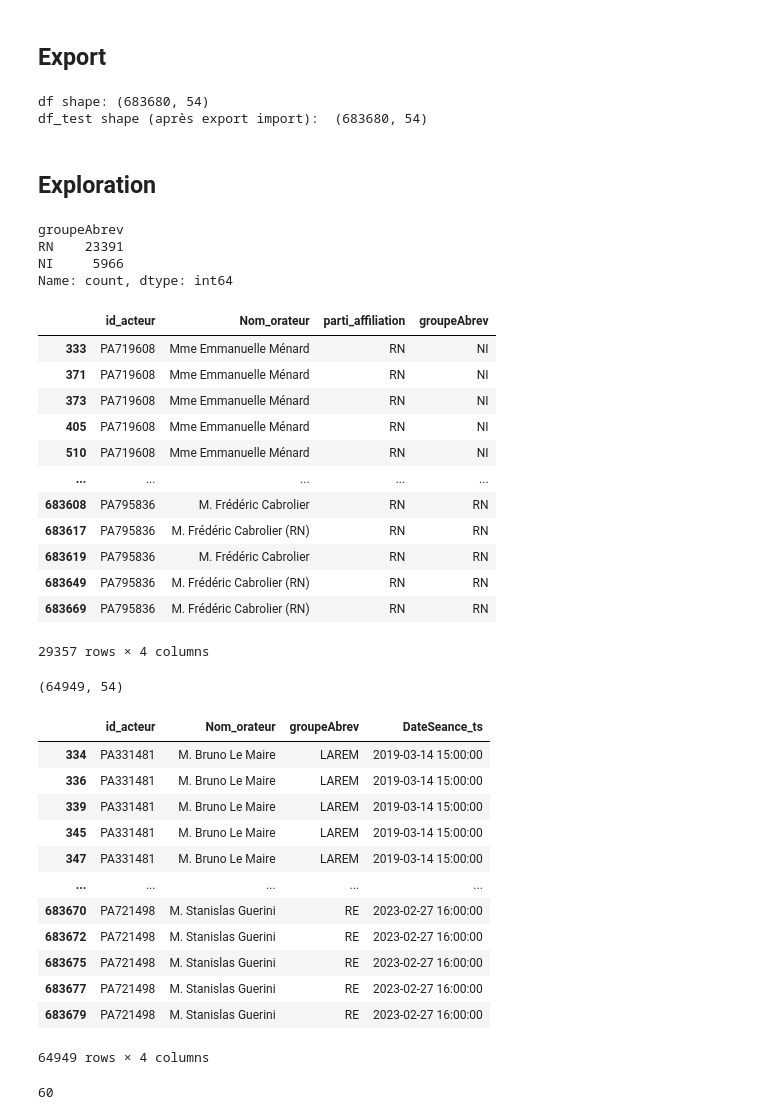
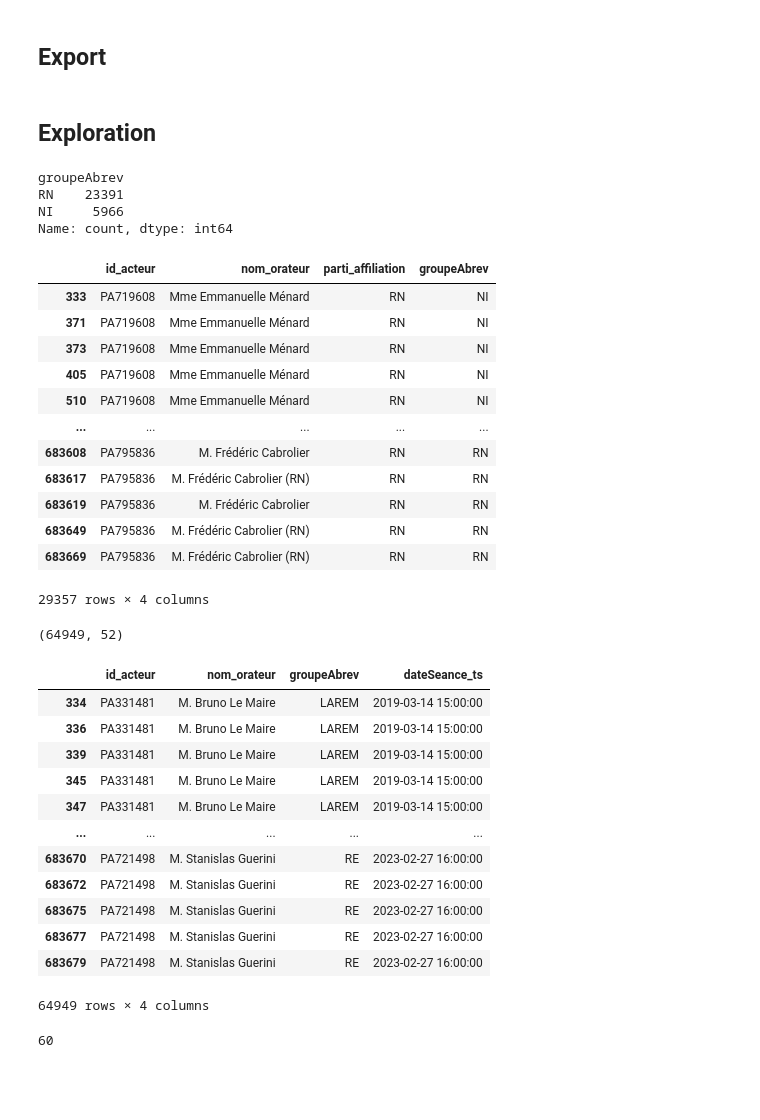
Before and after one commit to Matthias-Levalet/republique-cest-quoi, a Jupyter notebook: notebooks/2_clean_filter.ipynb, the cells around one changed output. Cells and saved outputs as stored; diff of their text form; code cells hidden in the pictures; blank space fills up the shorter version.

```diff
--- a/notebooks/2_clean_filter.ipynb
+++ b/notebooks/2_clean_filter.ipynb
@@ -8,7 +8,7 @@ df = pd.read_csv(
     "../data/interim/extract_15_16_concat.csv",
     low_memory=False,
     dtype={
-        "ID_orateur": str  # éviter identification en float avant d'avoir ajouté le "PA"
+        "id_orateur": str  # éviter identification en float avant d'avoir ajouté le "PA"
     },
 )
 df.shape
@@ -17,24 +17,25 @@ df.shape
 # %%
 # Ne garder que le code style NORMAL
-df = df[df["Code_style"] == "NORMAL"]
+df = df[df["code_style"] == "NORMAL"]
 
 # Exclure les prises de parole de "Mme la présidente" et "M. le président"
 # Role_debat n'est pas bien identifié, utiliser Nom_orateur
-df = df[~df["Nom_orateur"].str.strip().isin(["M. le président", "Mme la présidente"])]
+df = df[~df["nom_orateur"].str.strip().isin(["M. le président", "Mme la présidente"])]
 
 # Garder une trace de la longueur des interventions brutes
-df["len_dirtytext"] = df["Texte"].str.len()
+df["len_dirtytext"] = df["texte"].str.len()
 
 # TODO: virer même le ID_orateur si tout est bien stable
+# TODO: attendre un peu, visiblement moyen de récupérer ainsi des id-acteur manquants
 # Stabiliser le ID_orateur pour etre au format AN (pour matcher données)
 # marche car pandas propage les NaN quand bien reconnu comme objet
 # donc l'importance de str au chargement (et de pas forcer en str après ?)
-df["ID_orateur"] = "PA" + df["ID_orateur"]
+df["id_orateur"] = "PA" + df["id_orateur"]
 
-# En fait au final on va utiliser id_acteur
+# même si en fait au final on va utiliser id_acteur
 
 # Changer les missing values pour non_précisé (majoritaire) dans Code_parole
-df["Code_parole"] = df["Code_parole"].fillna("non_précisé")
+df["code_parole"] = df["code_parole"].fillna("non_précisé")
 
 df.shape
 # %% [output]
@@ -150,8 +151,8 @@ df_affiliation["parti_recod"] = df_affiliation["libelleAbrev"].replace(recodage)
 
 
 # préparation des dates
-df["DateSeance_ts"] = pd.to_datetime(
-    df["DateSeance"], format="%Y%m%d%H%M%S%f", errors="raise"
+df["dateSeance_ts"] = pd.to_datetime(
+    df["dateSeance"], format="%Y%m%d%H%M%S%f", errors="raise"
 )
 df_affiliation["dateDebut"] = pd.to_datetime(
     df_affiliation["dateDebut"], errors="raise"
@@ -173,7 +174,7 @@ def get_parti_for_row(row):
     if pd.isna(mp) or mp not in aff_by_mp:
         return None
     # récupérer le ts de l'intervention
-    ts = row.get("DateSeance_ts")
+    ts = row.get("dateSeance_ts")
     if pd.isna(ts):
         return None
     # retourner l'affiliation qui colle à la date d'intervention
@@ -186,8 +187,6 @@ def get_parti_for_row(row):
 
 # appliquer
 df["parti_affiliation"] = df.apply(get_parti_for_row, axis=1)
-# ne pas fill (car aussi des interv non députés ou autre type code parole)
-
 
 # Pas parfait mais pour avoir une idée :
 print(
@@ -197,9 +196,6 @@ print(
     "| non affectés :",
     df["parti_affiliation"].isna().sum(),
 )
-
-# TODO: envisager de forcer le renvoi de la derniere affiliation connue de df_deputes ?
-# Aviser pour des matchs plus précis (cas limites, etc.) sur la base des repérages de matthias.
 # %% [output]
 affectés : 563082 | non affectés : 120598
 # %%
@@ -269,9 +268,9 @@ def nettoyer_nom(texte):
     texte = re.sub(r"\([^)]*\)", "", texte)
     # Supprimer les espaces multiples
     texte = re.sub(r"\s+", " ", texte).strip()
-    # uniformise pour avoir les bons apostrophes (nécessaire pour regex)
+    # uniformise pour avoir les bons apostrophes
     texte = texte.replace("’", "'")
     return texte
 
 
-df["Nom_orateur_clean"] = df["Nom_orateur"].apply(nettoyer_nom)
+df["nom_orateur_clean"] = df["nom_orateur"].apply(nettoyer_nom)
@@ -293,12 +298,9 @@ df.to_csv("../data/interim/data_cleaning.csv", index=False)
 #     quoting=csv.QUOTE_ALL,  # permet de résoudre le soucis
 # )
 # %%
-# verif ecriture/lecture ok
-print("df shape:", df.shape)
+# # verif ecriture/lecture ok
+# print("df shape:", df.shape)
 
-df_test = pd.read_csv("../data/interim/data_cleaning.csv", low_memory=False)
+# df_test = pd.read_csv("../data/interim/data_cleaning.csv", low_memory=False)
 
-print("df_test shape (après export import): ", df_test.shape)
+# print("df_test shape (après export import): ", df_test.shape)
-# %% [output]
-df shape: (683680, 54)
-df_test shape (après export import):  (683680, 54)
@@ -328,7 +328,7 @@ df_rn = df[df["parti_affiliation"] == "RN"]
 # Comparer la colonne 'groupeAbrev' pour ces députés
 # utiliser ou non drop_duplicates pour éviter les doublons selon but
 comparison = df_rn[
-    ["id_acteur", "Nom_orateur", "parti_affiliation", "groupeAbrev"]
+    ["id_acteur", "nom_orateur", "parti_affiliation", "groupeAbrev"]
 ]  # .drop_duplicates()
 
 # Afficher les différentes valeurs de groupeAbrev pour les RN
@@ -340,7 +340,7 @@ groupeAbrev
 RN    23391
 NI     5966
 Name: count, dtype: int64
-|  | id_acteur | Nom_orateur | parti_affiliation | groupeAbrev |
+|  | id_acteur | nom_orateur | parti_affiliation | groupeAbrev |
 | 333 | PA719608 | Mme Emmanuelle Ménard | RN | NI |
 | 371 | PA719608 | Mme Emmanuelle Ménard | RN | NI |
 | 373 | PA719608 | Mme Emmanuelle Ménard | RN | NI |
@@ -365,11 +365,11 @@ df_missing_affil = df[df["groupeAbrev"].notna() & df["parti_affiliation"].isna()
 # %%
 df_missing_affil.shape
 # %% [output]
-(64949, 54)
+(64949, 52)
 # %%
-df_missing_affil[["id_acteur", "Nom_orateur", "groupeAbrev", "DateSeance_ts"]]
+df_missing_affil[["id_acteur", "nom_orateur", "groupeAbrev", "dateSeance_ts"]]
 # %% [output]
-|  | id_acteur | Nom_orateur | groupeAbrev | DateSeance_ts |
+|  | id_acteur | nom_orateur | groupeAbrev | dateSeance_ts |
 | 334 | PA331481 | M. Bruno Le Maire | LAREM | 2019-03-14 15:00:00 |
 | 336 | PA331481 | M. Bruno Le Maire | LAREM | 2019-03-14 15:00:00 |
 | 339 | PA331481 | M. Bruno Le Maire | LAREM | 2019-03-14 15:00:00 |
```
Also changed, not shown: parts of 14 cells of this notebook, 1 other file.
